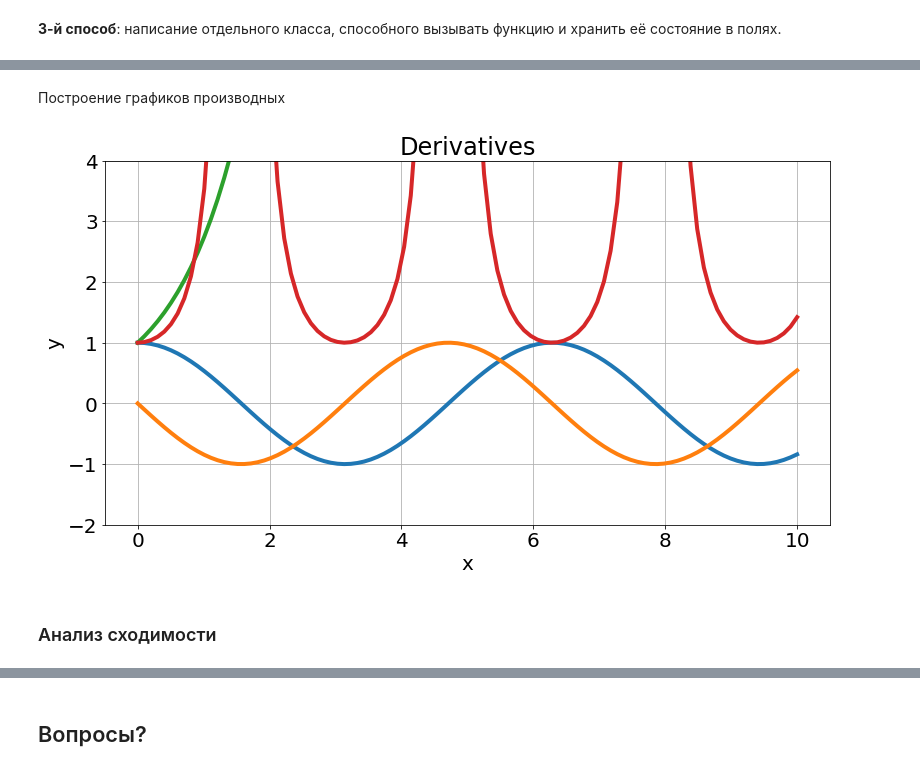
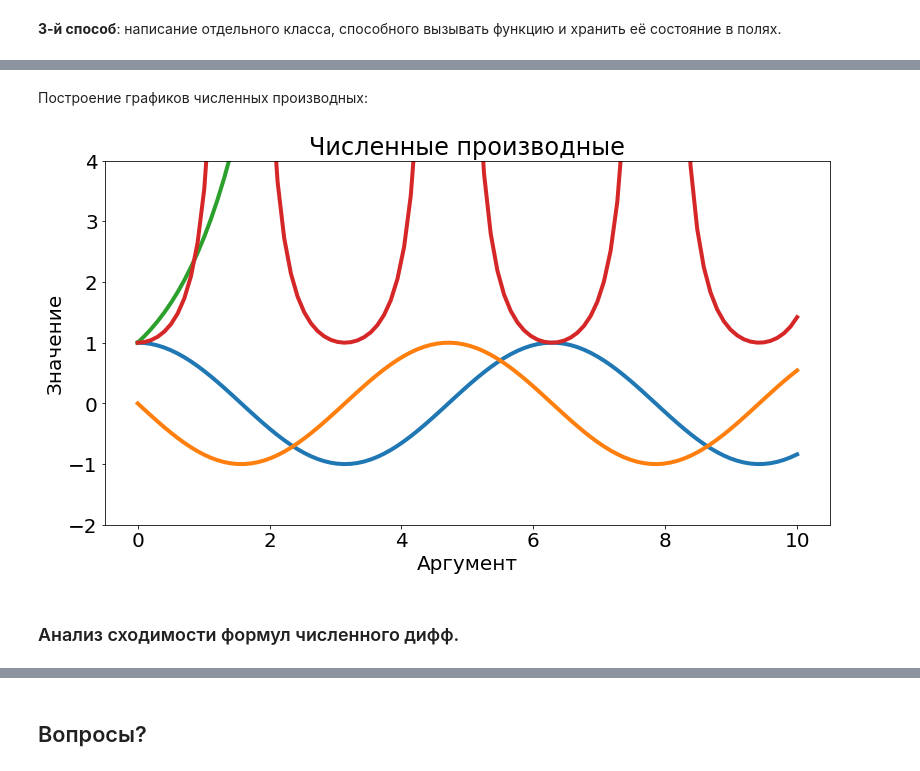
Before and after one commit to akar1492/edu_num_methods_python, a Jupyter notebook: lecture_5/lection_5_classes_b.ipynb, the cells around one changed output, grey strips where cells are left out. Cells and saved outputs as stored; diff of their text form; code cells hidden in the pictures.

```diff
--- a/lecture_5/lection_5_classes_b.ipynb
+++ b/lecture_5/lection_5_classes_b.ipynb
@@ -175,8 +169,8 @@ __2-й способ__: функция, возвращающая функцию (
 # %%
-def Derivative(f, h=1e-4):
+def DerivativeNum(f, h):
 
-    def DfDx(x):
+    def dfdx(x):
         return (f(x + h) - f(x - h))/(2.*h)
 
-    return DfDx # это замыкание помнит значение внешних переменных f и h
+    return dfdx # это замыкание помнит значение внешних переменных f и h
 # %%
@@ -187,16 +181,15 @@ print(Derivative1(x0))
 # %% [markdown]
 __3-й способ__: написание отдельного класса, способного вызывать функцию и хранить её состояние в полях.
 # %%
-# класс, реализующий формулу численного дифференцирования
-class Derivative:
+# класс для представления производной,
+# вычисляющейся с помощью формулы численного дифференцирования
+class DerivativeNum:
 
-    def SetFunction(self, f):
-        self._f = f
-
-    def SetStep(self, h):
-        self._h = h
+    def __init__(self, f, h):
+        self.f = f
+        self.h = h
 
     def __call__(self, x):
-        f, h = self._f, self._h
+        f, h = self.f, self.h # для краткости
         return (f(x + h) - f(x - h))/(2.*h)
 # %%
@@ -241,0 +280,8 @@ print (listOfSymbolicFunctions, '\n\n', listOfFunctions) # смотрим, чт
+# %%
+derivativesNum = []
+
+for f in functions:
+    derivativesNum.append(DerivativeNum(f, h0))
+
+ipy.display(functionsSym, functions)
+#print(symbolicFunctions, '\n\n', functions)
@@ -242,28 +294,27 @@ print (listOfSymbolicFunctions, '\n\n', listOfFunctions) # смотрим, чт
 # %% [markdown]
-Построение графиков производных
+Построение графиков численных производных:
 # %%
 xLeft, xRight = 0., 10.
 numPoints = 100
 xData = np.linspace(xLeft, xRight, numPoints)
-yDataList = []
+yDatas = []
 
 
 figureSizeConst = (13, 6.7) # в дюймах
 plt.figure(figsize=figureSizeConst) # строим графики производных в общем окне
-plt.title('Derivatives')
+plt.title('Численные производные')
 
-for function, derivative in zip(listOfFunctions, listOfNumericalDerivatives):
-    yData = derivative(xData) # векторизованная операция над массивом xData
-    yDataList.append(yData)
+for derivativeNum in derivativesNum:
+    yData = derivativeNum(xData) # векторизованная операция над массивом xData
 
+    # на каждой итерации, построение графика в ОДНОМ окне, созданном plt.figure() выше
     plt.plot(xData, yData, '-', linewidth = 4)
-    plt.grid('on')
 
-plt.xlabel('x')
-plt.ylabel('y')
+plt.xlabel('Аргумент')
+plt.ylabel('Значение')
 plt.ylim([-2., 4.])
 plt.show()
 # %% [output]
-[figure, old version]
+[figure, new version]
 # %% [markdown]
-### Анализ сходимости
+### Анализ сходимости формул численного дифф.
```
Also changed, not shown: parts of 36 cells of this notebook, 1 other file.
